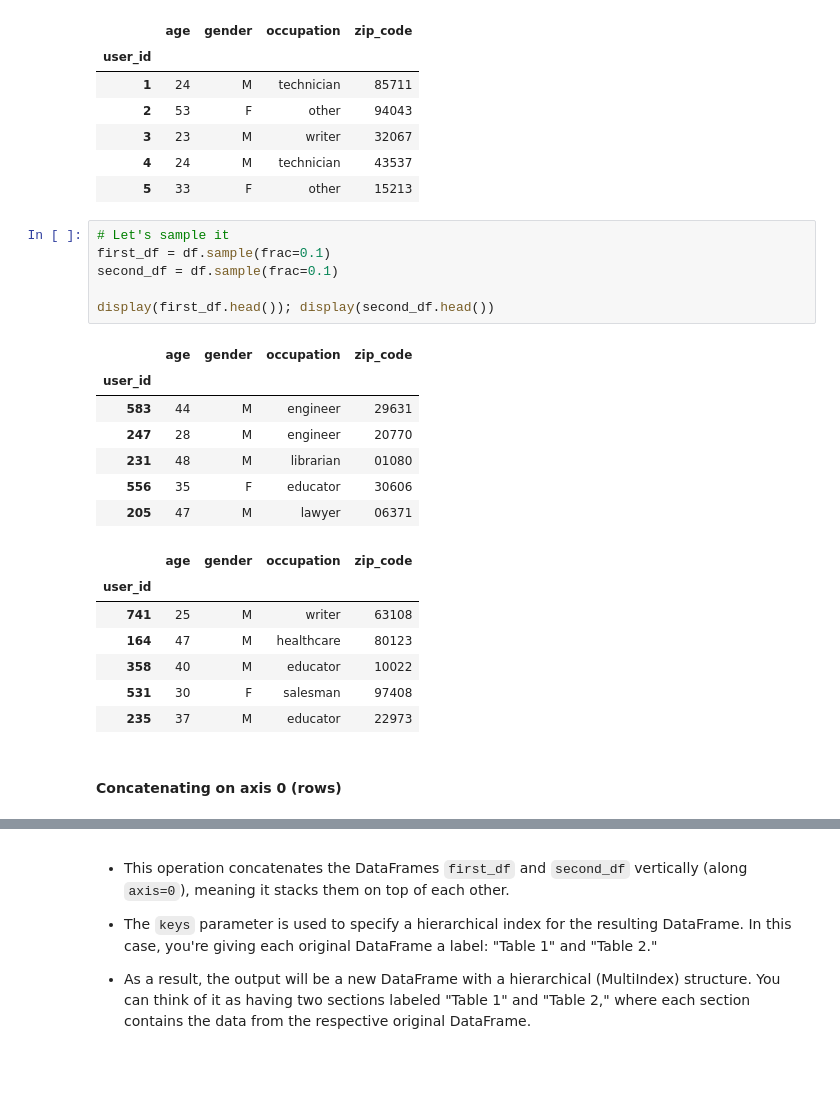
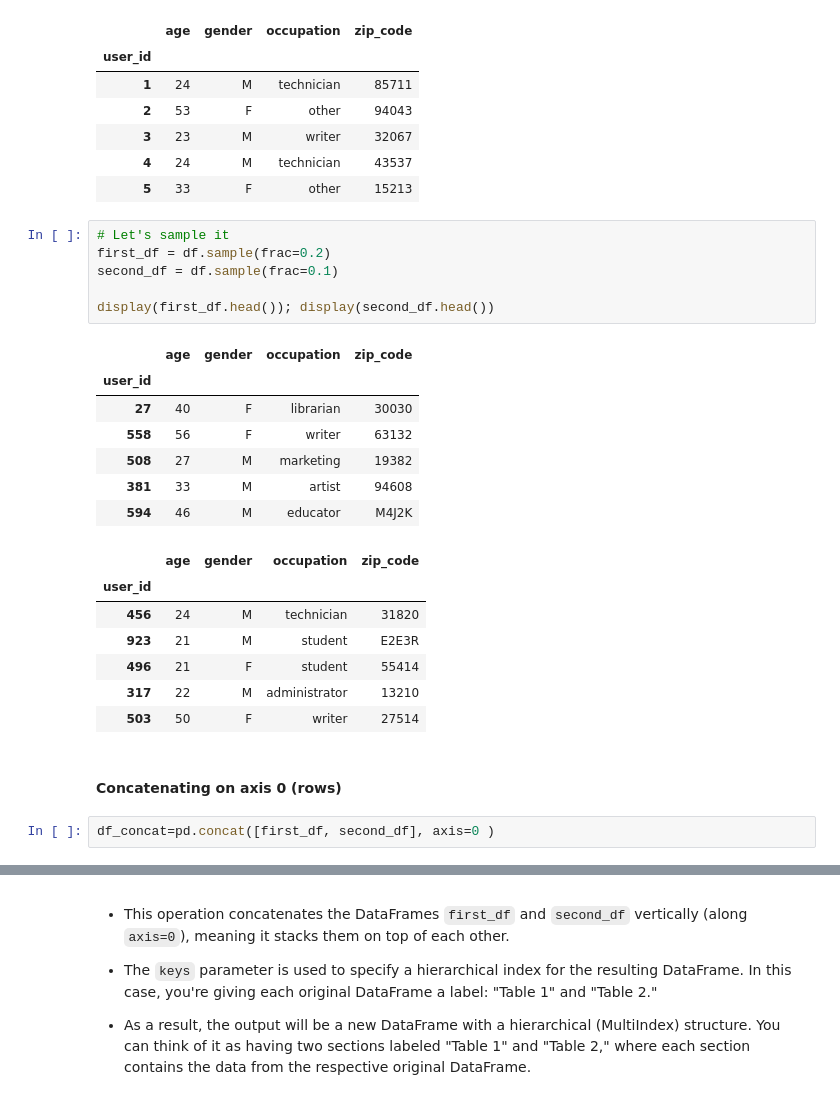
Before and after one commit to nahian04-md/nbs-2-master, a Jupyter notebook: s-203/Pandas2_Aggregation_combination.ipynb, the cells around one changed output, grey strips where cells are left out. Cells and saved outputs as stored; diff of their text form; blank space fills up the shorter version.

```diff
--- a/s-203/Pandas2_Aggregation_combination.ipynb
+++ b/s-203/Pandas2_Aggregation_combination.ipynb
@@ -307,27 +355,29 @@ df.head()
 | 5 | 33 | F | other | 15213 |
 # %%
 # Let's sample it
-first_df = df.sample(frac=0.1)
+first_df = df.sample(frac=0.2)
 second_df = df.sample(frac=0.1)
 
 display(first_df.head()); display(second_df.head())
 # %% [output]
 |  | age | gender | occupation | zip_code |
 | user_id |  |  |  |  |
-| 583 | 44 | M | engineer | 29631 |
-| 247 | 28 | M | engineer | 20770 |
-| 231 | 48 | M | librarian | 01080 |
-| 556 | 35 | F | educator | 30606 |
-| 205 | 47 | M | lawyer | 06371 |
+| 27 | 40 | F | librarian | 30030 |
+| 558 | 56 | F | writer | 63132 |
+| 508 | 27 | M | marketing | 19382 |
+| 381 | 33 | M | artist | 94608 |
+| 594 | 46 | M | educator | M4J2K |
 |  | age | gender | occupation | zip_code |
 | user_id |  |  |  |  |
-| 741 | 25 | M | writer | 63108 |
-| 164 | 47 | M | healthcare | 80123 |
-| 358 | 40 | M | educator | 10022 |
-| 531 | 30 | F | salesman | 97408 |
-| 235 | 37 | M | educator | 22973 |
+| 456 | 24 | M | technician | 31820 |
+| 923 | 21 | M | student | E2E3R |
+| 496 | 21 | F | student | 55414 |
+| 317 | 22 | M | administrator | 13210 |
+| 503 | 50 | F | writer | 27514 |
 # %% [markdown]
 #### Concatenating on axis 0 (rows)
+# %%
+df_concat=pd.concat([first_df, second_df], axis=0 )
 # %%
 pd.concat([first_df, second_df], axis=0, keys=["Table 1", "Table 2"])
 
```
Also changed, not shown: parts of 12 cells of this notebook.
